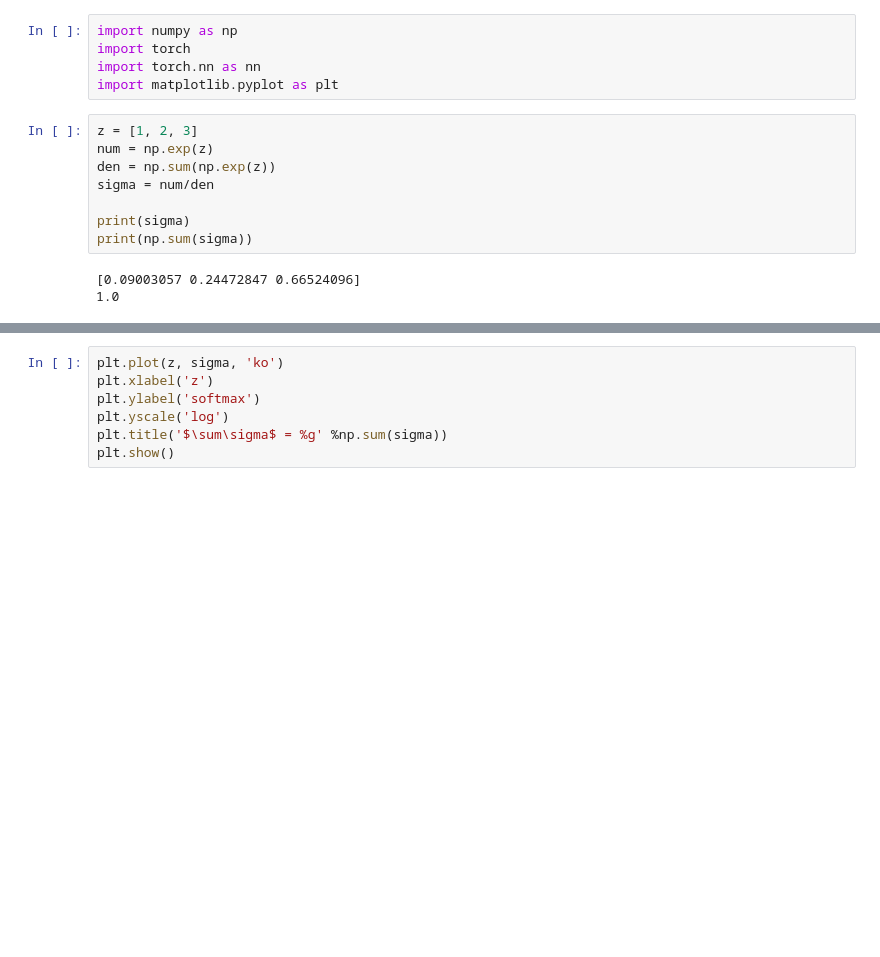
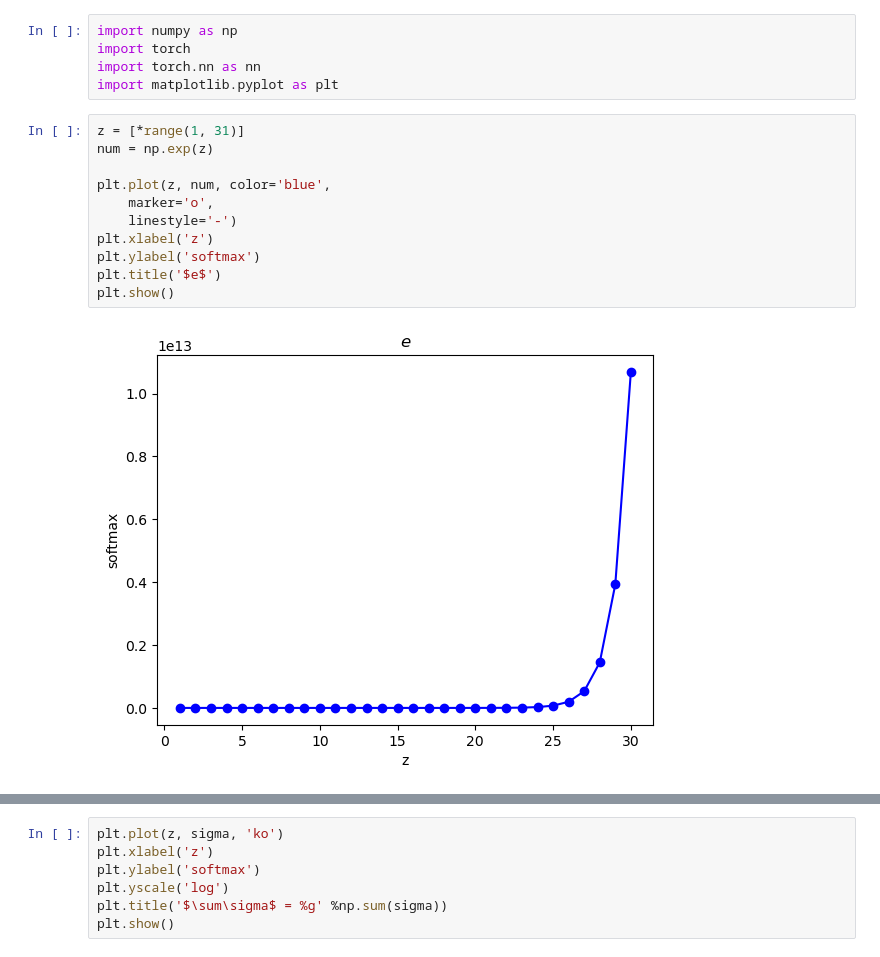
Before and after one commit to sairaghuram-g/dummy_rep_for_review, a Jupyter notebook: notebooks/001_softmax.ipynb, the cells around one changed output, grey strips where cells are left out. Saved outputs shown, nothing was run; the diff lists cells and outputs as text; blank space fills up the shorter version.

```diff
--- a/notebooks/001_softmax.ipynb
+++ b/notebooks/001_softmax.ipynb
@@ -4,13 +4,15 @@ import torch
 import torch.nn as nn
 import matplotlib.pyplot as plt
 # %%
-z = [1, 2, 3]
+z = [*range(1, 31)]
 num = np.exp(z)
-den = np.sum(np.exp(z))
-sigma = num/den
 
-print(sigma)
-print(np.sum(sigma))
+plt.plot(z, num, color='blue',
+    marker='o',
+    linestyle='-')
+plt.xlabel('z')
+plt.ylabel('softmax')
+plt.title('$e$')
+plt.show()
 # %% [output]
-[0.09003057 0.24472847 0.66524096]
-1.0
+[figure, added]
```
Also changed, not shown: parts of 3 cells of this notebook, 3 other files.
